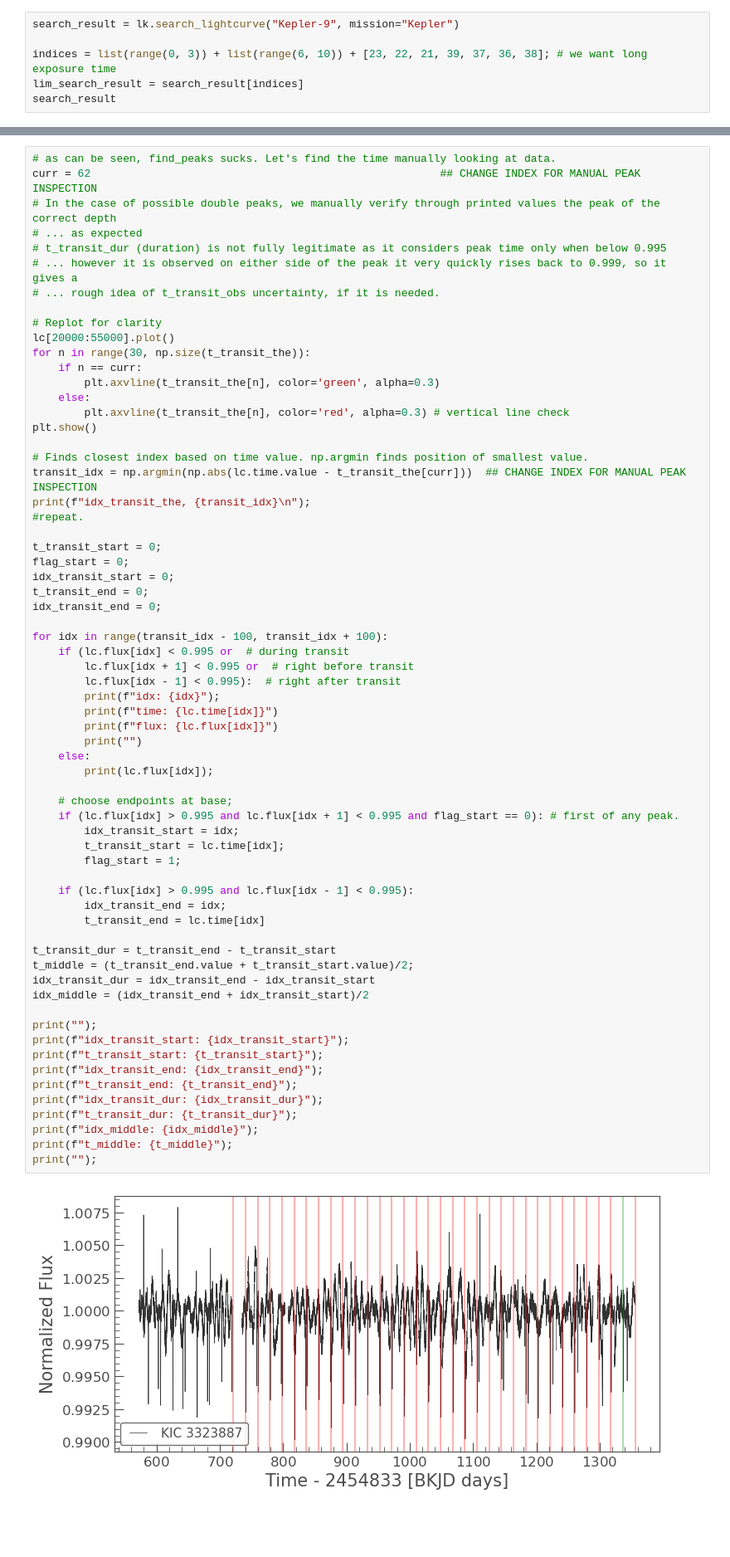
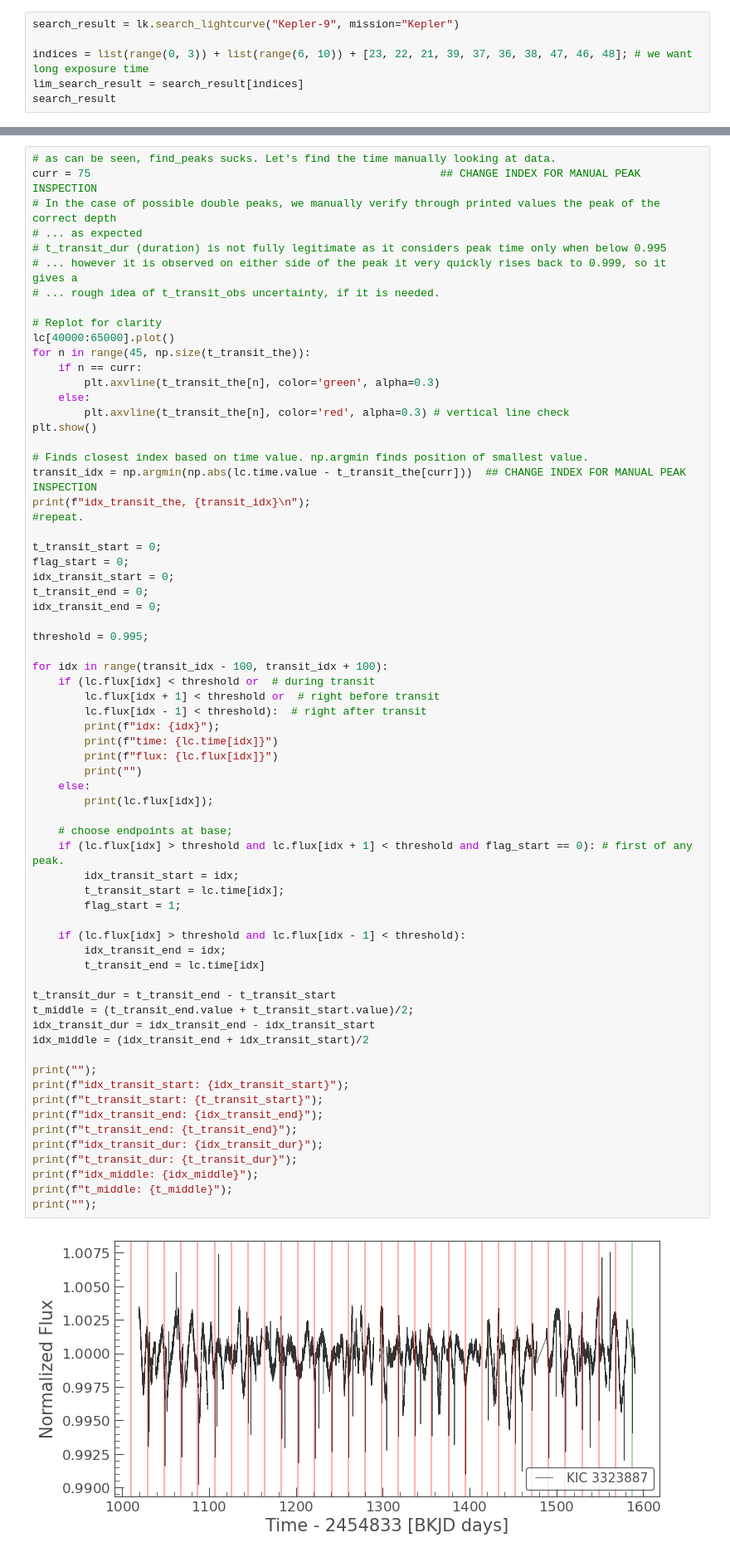
Before and after one commit to td522285/PHYS2116_github, a Jupyter notebook: PHYS2126_Computational_Assessment.ipynb, the cells around one changed output, grey strips where cells are left out. Shown at 83% size. Drawn from its saved outputs; the diff is of its cells as text; blank space fills up the shorter version.

```diff
--- a/PHYS2126_Computational_Assessment.ipynb
+++ b/PHYS2126_Computational_Assessment.ipynb
@@ -7,7 +7,7 @@ import numpy as np
 # %%
 search_result = lk.search_lightcurve("Kepler-9", mission="Kepler")
 
-indices = list(range(0, 3)) + list(range(6, 10)) + [23, 22, 21, 39, 37, 36, 38]; # we want long exposure time
+indices = list(range(0, 3)) + list(range(6, 10)) + [23, 22, 21, 39, 37, 36, 38, 47, 46, 48]; # we want long exposure time
 lim_search_result = search_result[indices]
 search_result
 # %% [output]
@@ -182,6 +182,6 @@ plt.show()
 # %%
 # as can be seen, find_peaks sucks. Let's find the time manually looking at data.
-curr = 62                                                      ## CHANGE INDEX FOR MANUAL PEAK INSPECTION
+curr = 75                                                      ## CHANGE INDEX FOR MANUAL PEAK INSPECTION
 # In the case of possible double peaks, we manually verify through printed values the peak of the correct depth
 # ... as expected
 # t_transit_dur (duration) is not fully legitimate as it considers peak time only when below 0.995
@@ -189,8 +189,8 @@ curr = 62                                                      ## CHANGE INDEX F
 # ... rough idea of t_transit_obs uncertainty, if it is needed.
 
 # Replot for clarity
-lc[20000:55000].plot()
-for n in range(30, np.size(t_transit_the)):
+lc[40000:65000].plot()
+for n in range(45, np.size(t_transit_the)):
     if n == curr:
         plt.axvline(t_transit_the[n], color='green', alpha=0.3)
     else:
@@ -208,41 +208,43 @@ idx_transit_start = 0;
 t_transit_end = 0;
 idx_transit_end = 0;
 
+threshold = 0.995;
+
 for idx in range(transit_idx - 100, transit_idx + 100):
-    if (lc.flux[idx] < 0.995 or  # during transit
-        lc.flux[idx + 1] < 0.995 or  # right before transit
-        lc.flux[idx - 1] < 0.995):  # right after transit
+    if (lc.flux[idx] < threshold or  # during transit
+        lc.flux[idx + 1] < threshold or  # right before transit
+        lc.flux[idx - 1] < threshold):  # right after transit
         print(f"idx: {idx}");
         print(f"time: {lc.time[idx]}")
         print(f"flux: {lc.flux[idx]}")
         print("")
     else:
         print(lc.flux[idx]);
 
     # choose endpoints at base;
-    if (lc.flux[idx] > 0.995 and lc.flux[idx + 1] < 0.995 and flag_start == 0): # first of any peak.
+    if (lc.flux[idx] > threshold and lc.flux[idx + 1] < threshold and flag_start == 0): # first of any peak.
         idx_transit_start = idx;
         t_transit_start = lc.time[idx];
         flag_start = 1;
 
-    if (lc.flux[idx] > 0.995 and lc.flux[idx - 1] < 0.995):
+    if (lc.flux[idx] > threshold and lc.flux[idx - 1] < threshold):
         idx_transit_end = idx;
         t_transit_end = lc.time[idx]
 
 t_transit_dur = t_transit_end - t_transit_start
 t_middle = (t_transit_end.value + t_transit_start.value)/2;
 idx_transit_dur = idx_transit_end - idx_transit_start
 idx_middle = (idx_transit_end + idx_transit_start)/2
 
 print("");
 print(f"idx_transit_start: {idx_transit_start}");
 print(f"t_transit_start: {t_transit_start}");
 print(f"idx_transit_end: {idx_transit_end}");
 print(f"t_transit_end: {t_transit_end}");
 print(f"idx_transit_dur: {idx_transit_dur}");
 print(f"t_transit_dur: {t_transit_dur}");
 print(f"idx_middle: {idx_middle}");
 print(f"t_middle: {t_middle}");
 print("");
 # %% [output]
-[figure, old version]
+[figure, new version]
```
Also changed, not shown: parts of 15 cells of this notebook.
